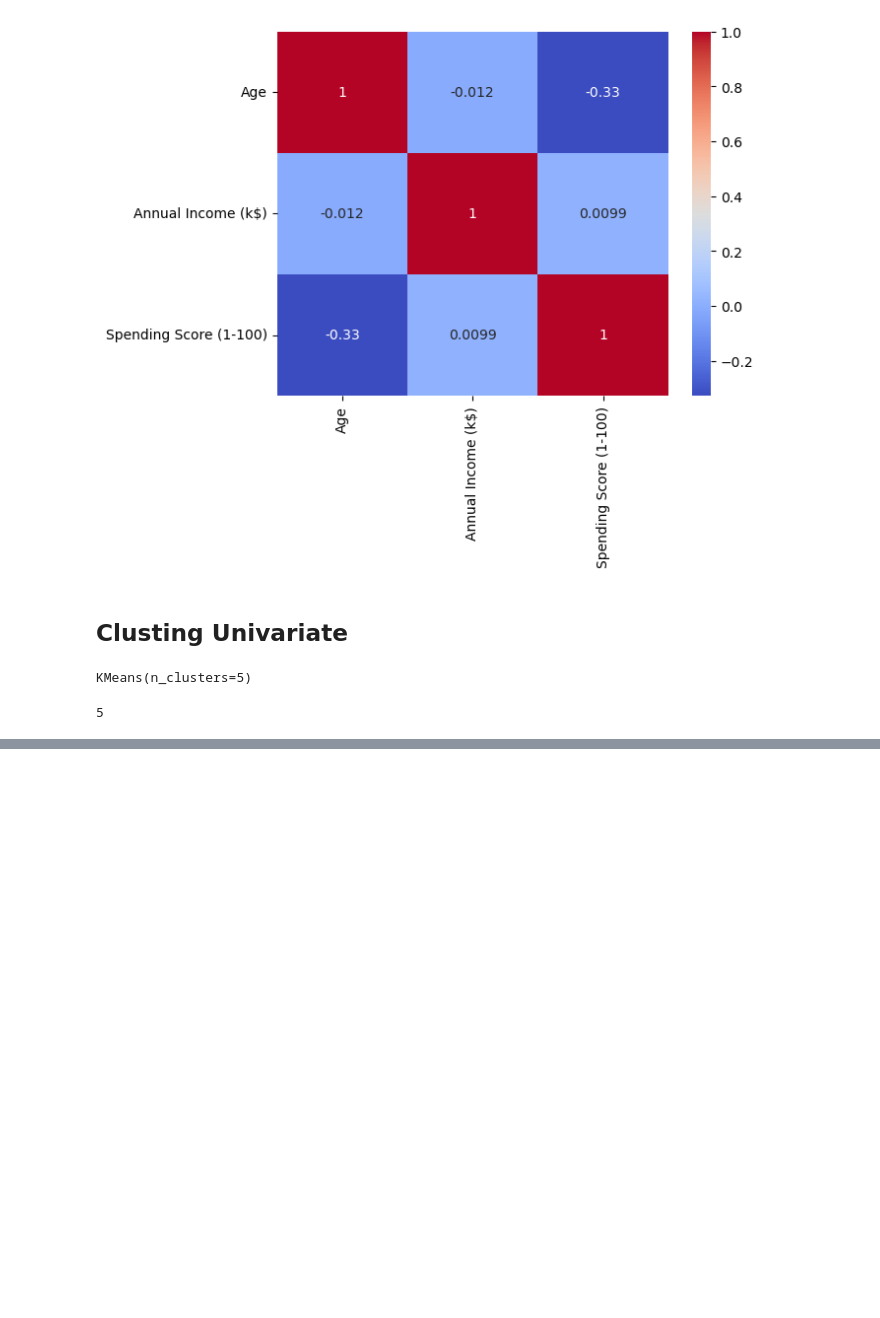
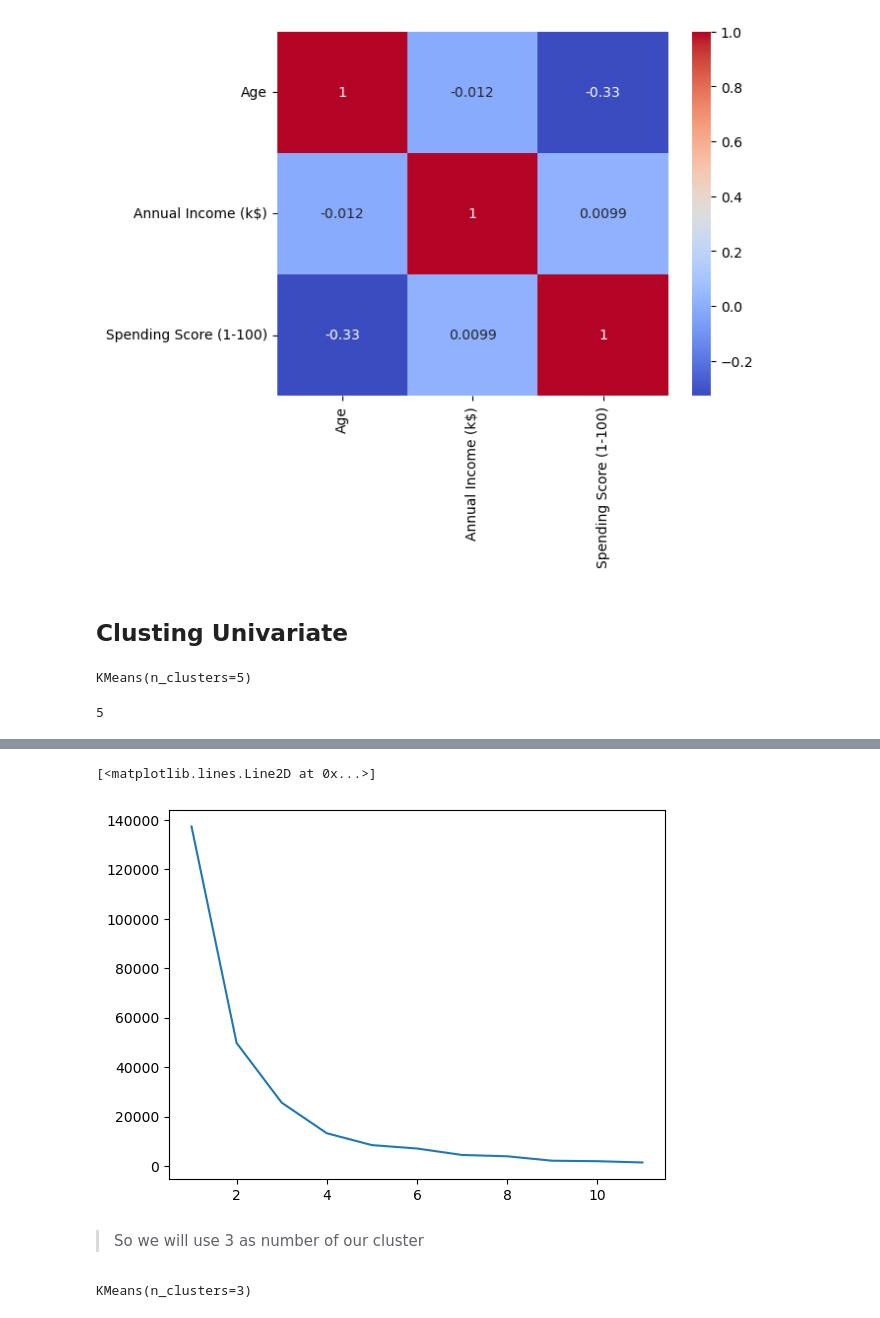
Before and after one commit to M3nnoun/Data-analysis, a Jupyter notebook: segment-shopping-customers/main.ipynb, the cells around one changed output, grey strips where cells are left out. Saved outputs shown, nothing was run; the diff lists cells and outputs as text; code cells hidden in the pictures; blank space fills up the shorter version.

Commit message:
Finish Bivaraite clustring

```diff
--- a/segment-shopping-customers/main.ipynb
+++ b/segment-shopping-customers/main.ipynb
@@ -208,0 +209,18 @@ clustring_by1.inertia_
+# %%
+inertia_score=[]
+for i in range(1,12):
+    clustring_by1=KMeans(n_clusters=i)
+    clustring_by1.fit(df[['Annual Income (k$)']])
+    inertia_score.append(clustring_by1.inertia_)
+# %%
+plt.plot(range(1,12),inertia_score)
+# %% [output]
+[<matplotlib.lines.Line2D at 0x...>]
+[figure, added]
+# %% [markdown]
+> So we will use 3 as number of our cluster
+# %%
+clustring_by1=KMeans(n_clusters=3)
+clustring_by1.fit(df[['Annual Income (k$)']])
+# %% [output]
+KMeans(n_clusters=3)
```
Also changed, not shown: parts of 29 cells of this notebook.
